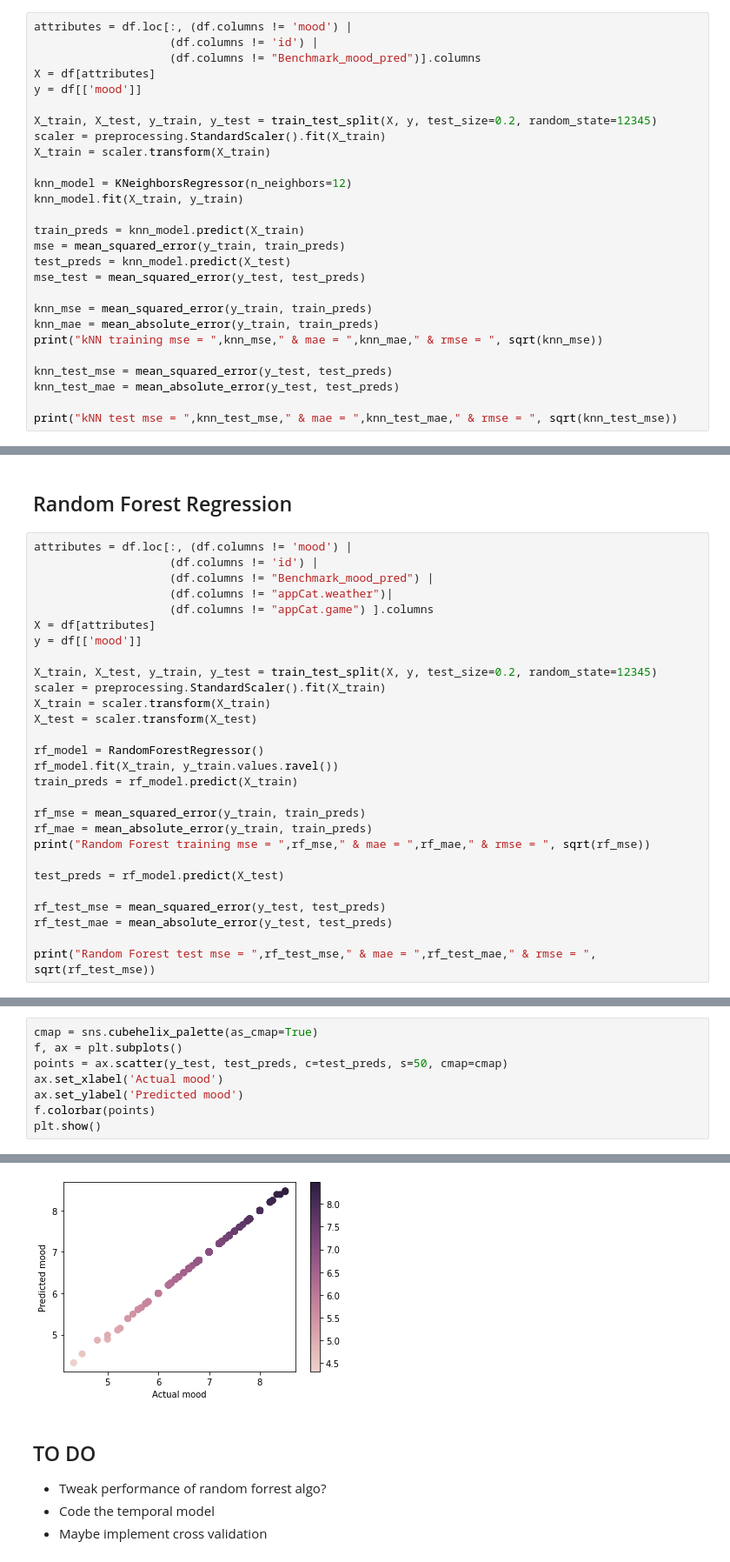
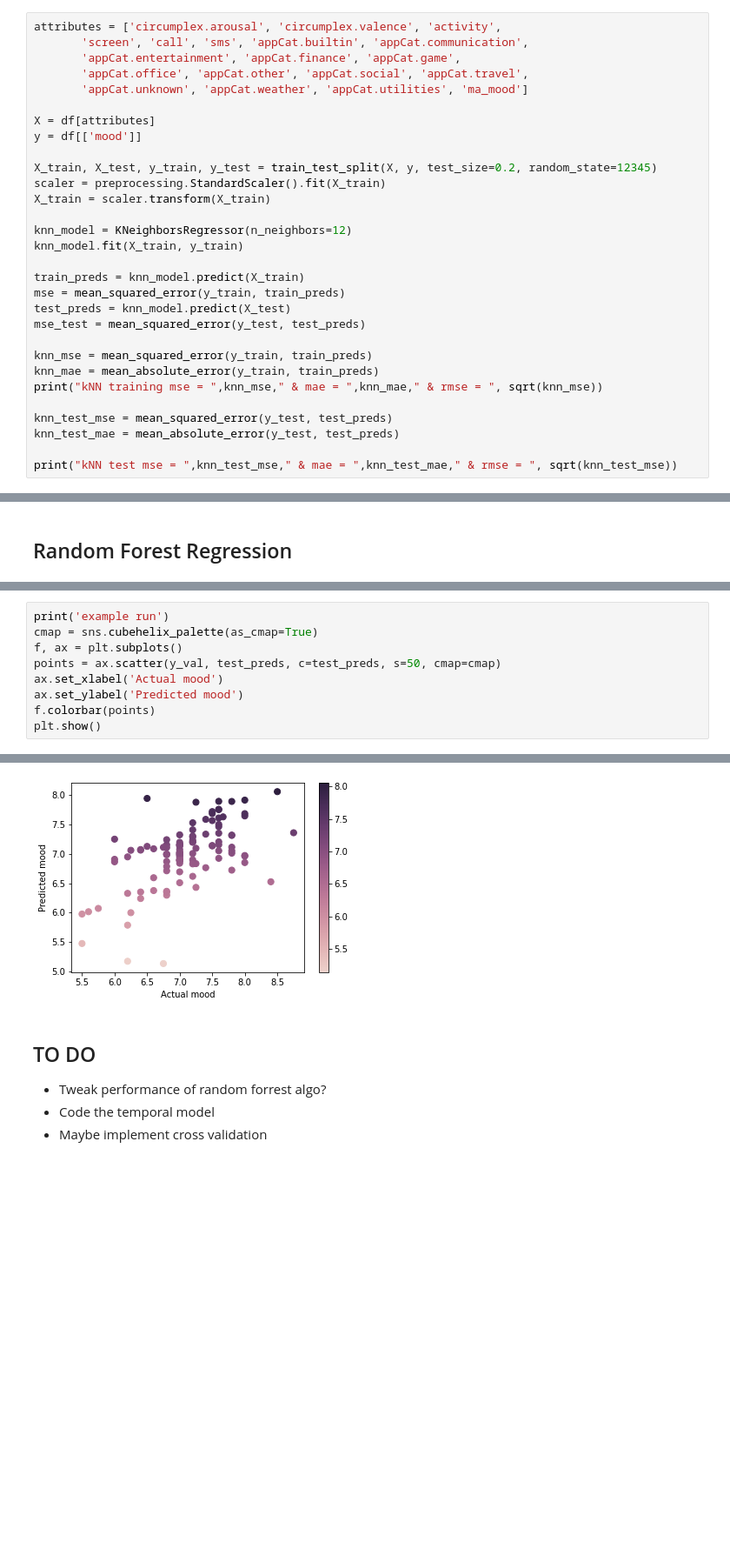
Before and after one commit to wiebetimmers/datamining, a Jupyter notebook: EDA2+classification+models+ARIMA.ipynb, the cells around one changed output, grey strips where cells are left out. Shown: that part at 87% size. Drawn from its saved outputs; the diff is of its cells as text; blank space fills up the shorter version.

```diff
--- a/EDA2+classification+models+ARIMA.ipynb
+++ b/EDA2+classification+models+ARIMA.ipynb
@@ -290,9 +294,12 @@ Benchmark test mse =  0.5644709228204374  & mae =  0.54783759929391  & rmse =  0
 # %% [markdown]
 ## Perform kNN
 # %%
-attributes = df.loc[:, (df.columns != 'mood') |
-                    (df.columns != 'id') |
-                    (df.columns != "Benchmark_mood_pred")].columns
+attributes = ['circumplex.arousal', 'circumplex.valence', 'activity',
+       'screen', 'call', 'sms', 'appCat.builtin', 'appCat.communication',
+       'appCat.entertainment', 'appCat.finance', 'appCat.game',
+       'appCat.office', 'appCat.other', 'appCat.social', 'appCat.travel',
+       'appCat.unknown', 'appCat.weather', 'appCat.utilities', 'ma_mood']
+
 X = df[attributes]
 y = df[['mood']]
 
@@ -332,30 +339,2 @@ plt.show()
 # %% [markdown]
 ## Random Forest Regression
-# %%
-attributes = df.loc[:, (df.columns != 'mood') |
-                    (df.columns != 'id') |
-                    (df.columns != "Benchmark_mood_pred") |
-                    (df.columns != "appCat.weather")|
-                    (df.columns != "appCat.game") ].columns
-X = df[attributes]
-y = df[['mood']]
-
-X_train, X_test, y_train, y_test = train_test_split(X, y, test_size=0.2, random_state=12345)
-scaler = preprocessing.StandardScaler().fit(X_train)
-X_train = scaler.transform(X_train)
-X_test = scaler.transform(X_test)
-
-rf_model = RandomForestRegressor()
-rf_model.fit(X_train, y_train.values.ravel())
-train_preds = rf_model.predict(X_train)
-
-rf_mse = mean_squared_error(y_train, train_preds)
-rf_mae = mean_absolute_error(y_train, train_preds)
-print("Random Forest training mse = ",rf_mse," & mae = ",rf_mae," & rmse = ", sqrt(rf_mse))
-
-test_preds = rf_model.predict(X_test)
-
-rf_test_mse = mean_squared_error(y_test, test_preds)
-rf_test_mae = mean_absolute_error(y_test, test_preds)
-
-print("Random Forest test mse = ",rf_test_mse," & mae = ",rf_test_mae," & rmse = ", sqrt(rf_test_mse))
@@ -367,7 +413,8 @@ Random Forest test mse =  0.00017910487028880838  & mae =  0.0029111600587413506
 # %%
+print('example run')
 cmap = sns.cubehelix_palette(as_cmap=True)
 f, ax = plt.subplots()
-points = ax.scatter(y_test, test_preds, c=test_preds, s=50, cmap=cmap)
+points = ax.scatter(y_val, test_preds, c=test_preds, s=50, cmap=cmap)
 ax.set_xlabel('Actual mood')
 ax.set_ylabel('Predicted mood')
 f.colorbar(points)
@@ -376,4 +424,4 @@ plt.show()
-[figure, old version]
+[figure, new version]
 # %% [markdown]
 ## TO DO
 - Tweak performance of random forrest algo?
```
Also changed, not shown: parts of 14 cells of this notebook.
